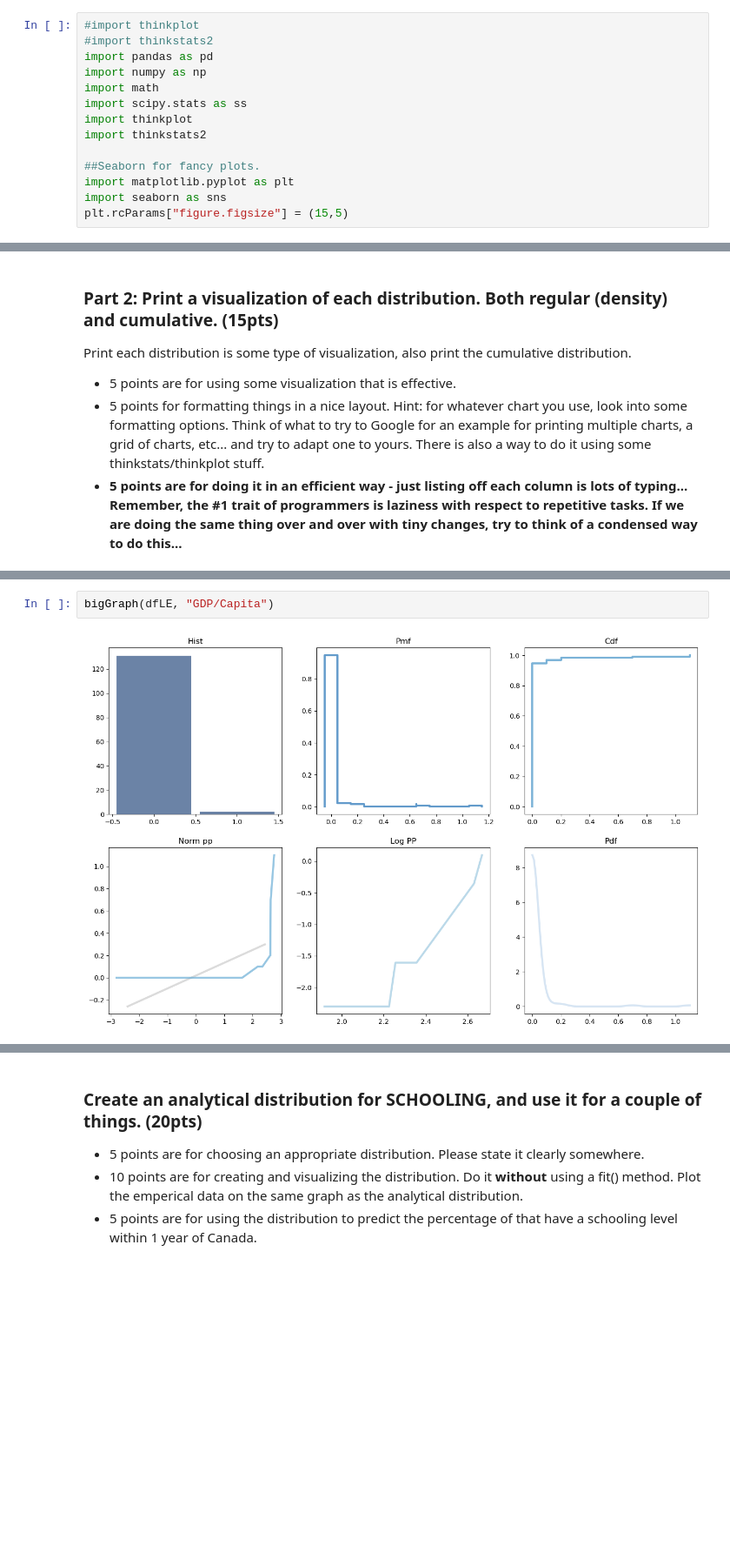
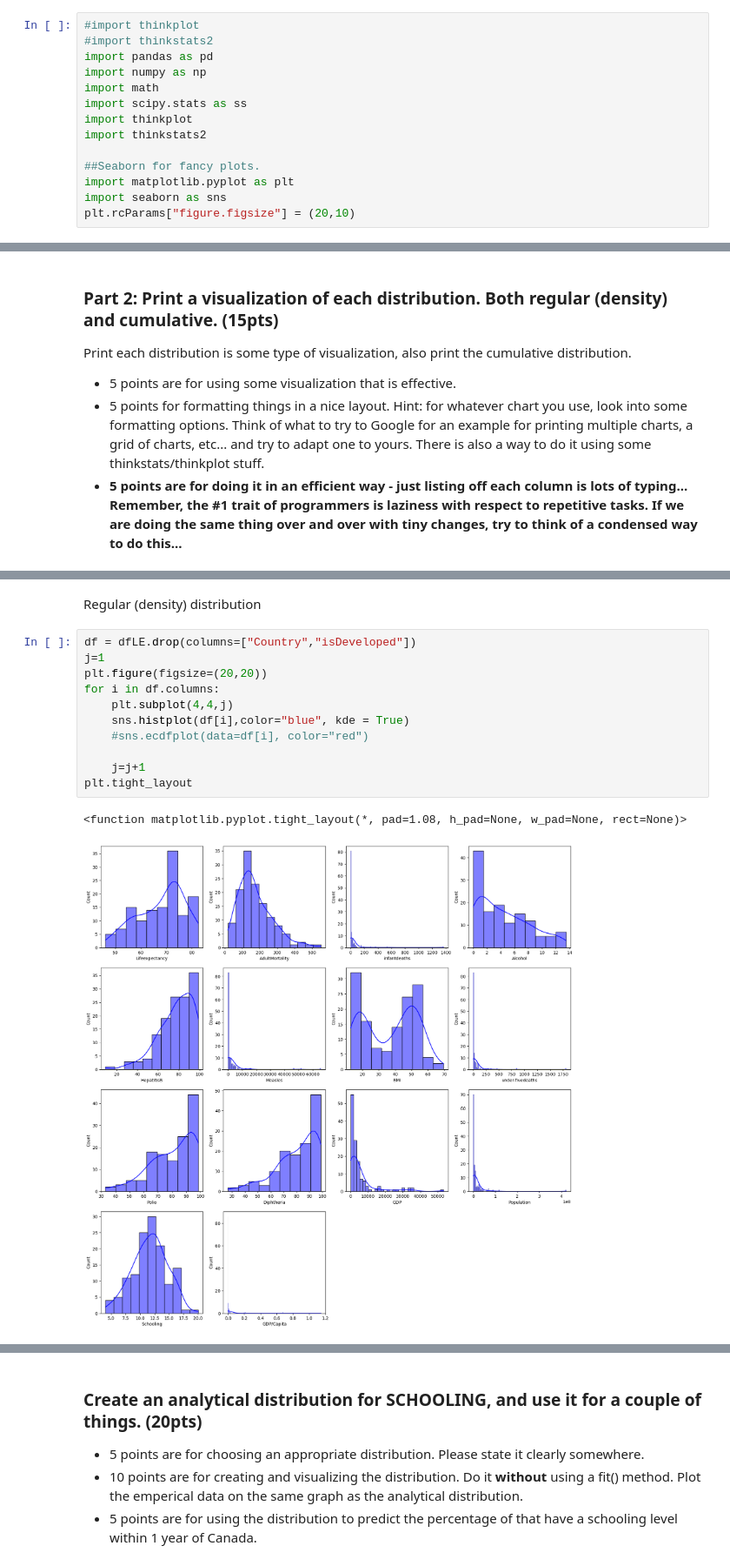
Before and after one commit to Nishaa95/BSIP_Assignment_2_Students, a Jupyter notebook: stats_asn_2_start.ipynb, the cells around one changed output, grey strips where cells are left out. Shown at 87% size. Saved outputs shown, nothing was run; the diff lists cells and outputs as text; blank space fills up the shorter version.

```diff
--- a/stats_asn_2_start.ipynb
+++ b/stats_asn_2_start.ipynb
@@ -11,7 +11,7 @@ import thinkstats2
 ##Seaborn for fancy plots.
 import matplotlib.pyplot as plt
 import seaborn as sns
-plt.rcParams["figure.figsize"] = (15,5)
+plt.rcParams["figure.figsize"] = (20,10)
 # %% [markdown]
 <h1>Assignment 2: Life Expectancy and You!</h1>
 
@@ -117,4 +85,16 @@ def bigGraph(df_in, columnName):
-# %%
-bigGraph(dfLE, "GDP/Capita")
-# %% [output]
-[figure, removed]
+# %% [markdown]
+Regular (density) distribution
+# %%
+df = dfLE.drop(columns=["Country","isDeveloped"])
+j=1
+plt.figure(figsize=(20,20))
+for i in df.columns:
+    plt.subplot(4,4,j)
+    sns.histplot(df[i],color="blue", kde = True)
+    #sns.ecdfplot(data=df[i], color="red")
+
+    j=j+1
+plt.tight_layout
+# %% [output]
+<function matplotlib.pyplot.tight_layout(*, pad=1.08, h_pad=None, w_pad=None, rect=None)>
+[figure, added]
```
Also changed, not shown: parts of 35 cells of this notebook.
